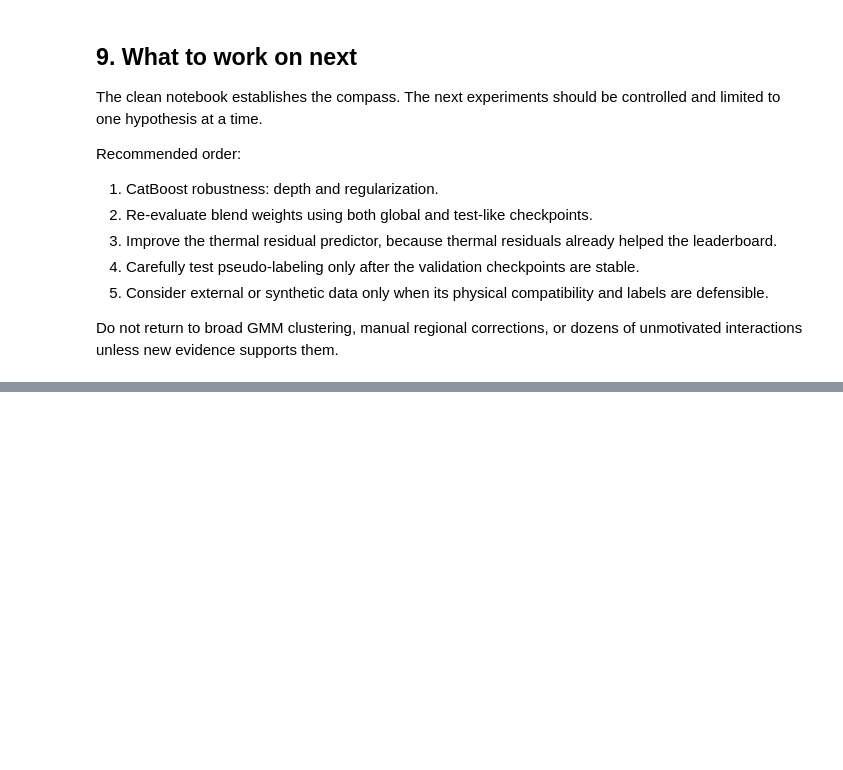
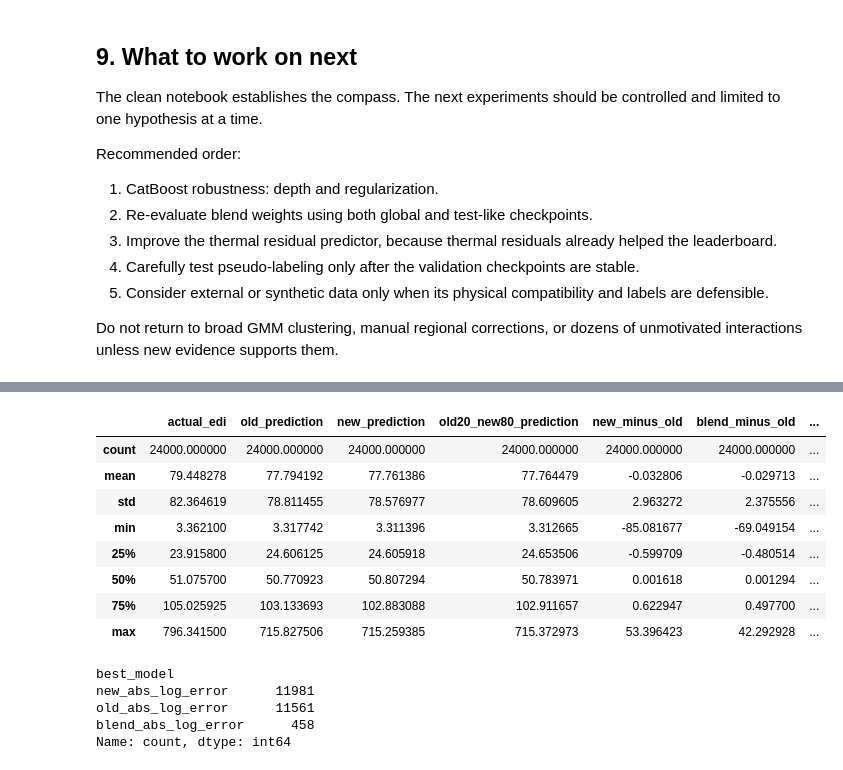
Before and after one commit to rahafabumwise/IEEE-AI-Modeling-Hackathon-2.0-Stage-1-Challenge, a Jupyter notebook: clean_best_model_validation_lab.ipynb, the cells around one changed output, grey strips where cells are left out. Cells and saved outputs as stored; diff of their text form; code cells hidden in the pictures; blank space fills up the shorter version.

```diff
--- a/clean_best_model_validation_lab.ipynb
+++ b/clean_best_model_validation_lab.ipynb
@@ -1068,0 +2145,71 @@ Do not return to broad GMM clustering, manual regional corrections, or dozens of
+# %%
+oof_prediction_comparison = pd.DataFrame({
+    "actual_edi": y_raw.values,
+    "old_prediction": old_oof_pred,
+    "new_prediction": new_oof_pred,
+    "old20_new80_prediction": old20_new80_oof_pred
+})
+
+oof_prediction_comparison["new_minus_old"] = (
+    oof_prediction_comparison["new_prediction"]
+    - oof_prediction_comparison["old_prediction"]
+)
+
+oof_prediction_comparison["blend_minus_old"] = (
+    oof_prediction_comparison["old20_new80_prediction"]
+    - oof_prediction_comparison["old_prediction"]
+)
+
+oof_prediction_comparison["old_abs_log_error"] = np.abs(
+    np.log1p(oof_prediction_comparison["old_prediction"])
+    - np.log1p(oof_prediction_comparison["actual_edi"])
+)
+
+oof_prediction_comparison["new_abs_log_error"] = np.abs(
+    np.log1p(oof_prediction_comparison["new_prediction"])
+    - np.log1p(oof_prediction_comparison["actual_edi"])
+)
+
+oof_prediction_comparison["blend_abs_log_error"] = np.abs(
+    np.log1p(
+        oof_prediction_comparison["old20_new80_prediction"]
+    )
+    - np.log1p(oof_prediction_comparison["actual_edi"])
+)
+
+display(
+    oof_prediction_comparison.describe()
+)
+# %% [output]
+|  | actual_edi | old_prediction | new_prediction | old20_new80_prediction | new_minus_old | blend_minus_old | ... |
+| count | 24000.000000 | 24000.000000 | 24000.000000 | 24000.000000 | 24000.000000 | 24000.000000 | ... |
+| mean | 79.448278 | 77.794192 | 77.761386 | 77.764479 | -0.032806 | -0.029713 | ... |
+| std | 82.364619 | 78.811455 | 78.576977 | 78.609605 | 2.963272 | 2.375556 | ... |
+| min | 3.362100 | 3.317742 | 3.311396 | 3.312665 | -85.081677 | -69.049154 | ... |
+| 25% | 23.915800 | 24.606125 | 24.605918 | 24.653506 | -0.599709 | -0.480514 | ... |
+| 50% | 51.075700 | 50.770923 | 50.807294 | 50.783971 | 0.001618 | 0.001294 | ... |
+| 75% | 105.025925 | 103.133693 | 102.883088 | 102.911657 | 0.622947 | 0.497700 | ... |
+| max | 796.341500 | 715.827506 | 715.259385 | 715.372973 | 53.396423 | 42.292928 | ... |
+# %%
+error_columns = [
+    "old_abs_log_error",
+    "new_abs_log_error",
+    "blend_abs_log_error"
+]
+
+oof_prediction_comparison["best_model"] = (
+    oof_prediction_comparison[error_columns]
+    .idxmin(axis=1)
+)
+
+print(
+    oof_prediction_comparison[
+        "best_model"
+    ].value_counts()
+)
+# %% [output]
+best_model
+new_abs_log_error      11981
+old_abs_log_error      11561
+blend_abs_log_error      458
+Name: count, dtype: int64
```
Also changed, not shown: parts of 30 cells of this notebook.
